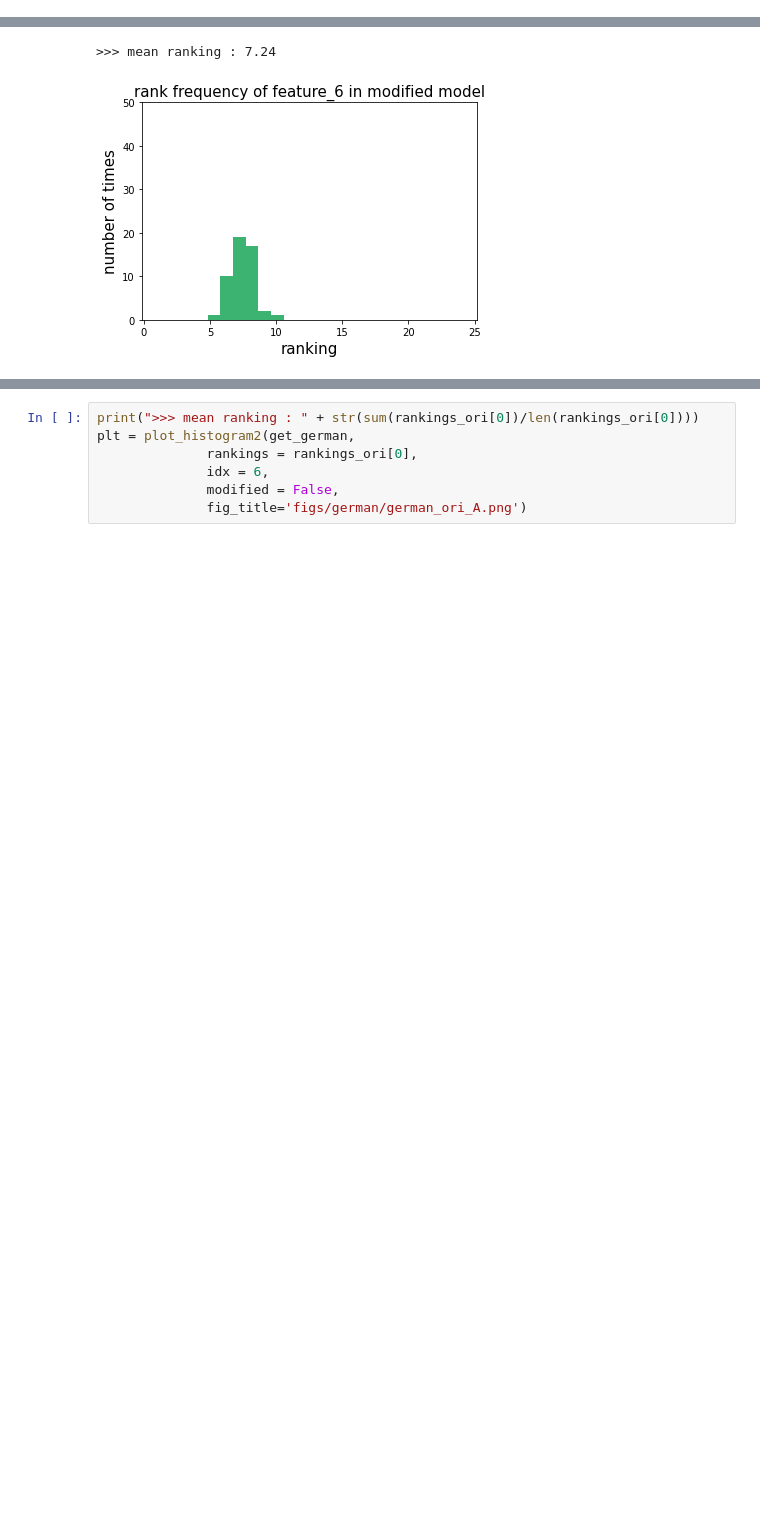
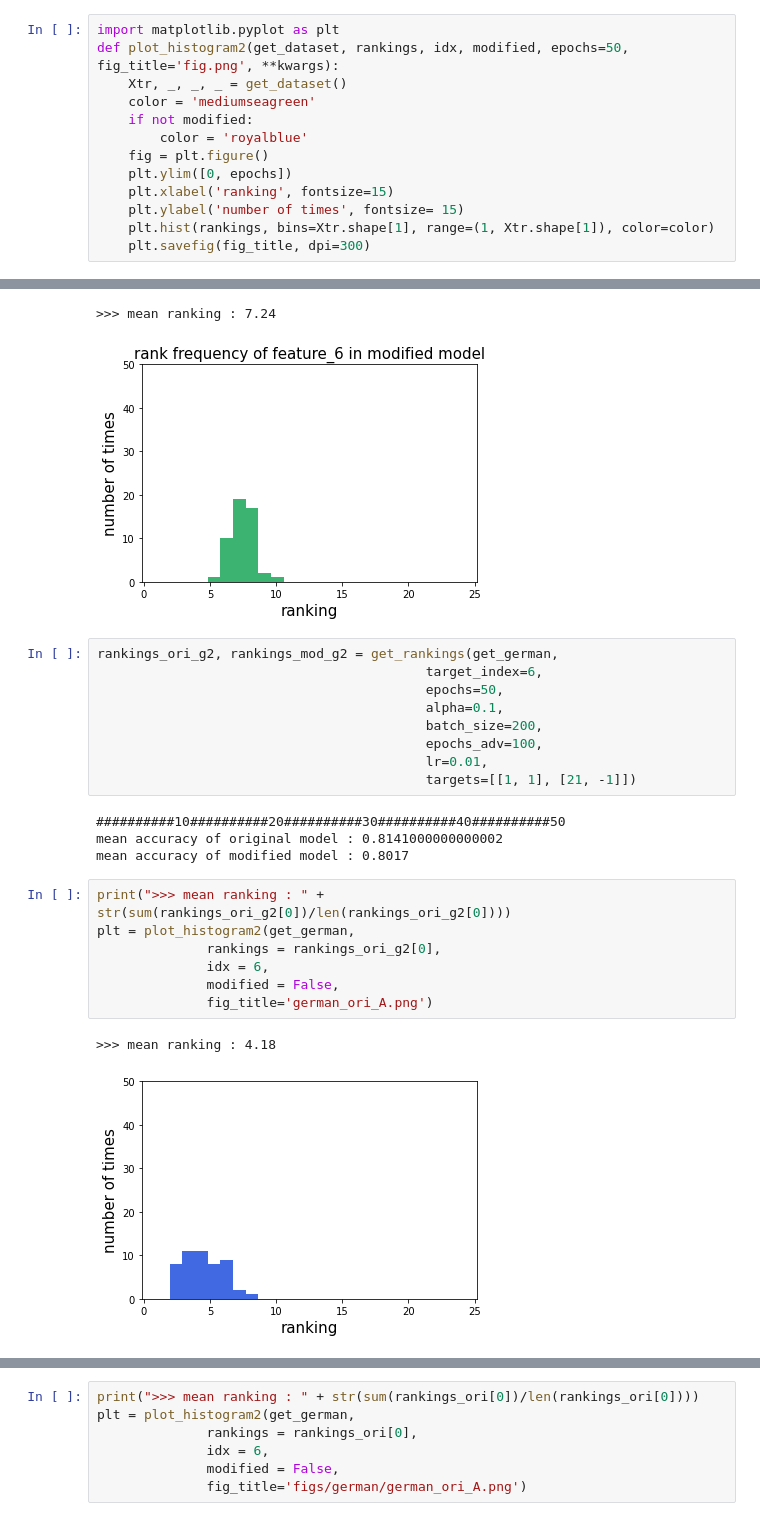
Before and after one commit to takehigu26/adv_exp, a Jupyter notebook: my_adv_exp/experiment_notebook.ipynb, the cells around one changed output, grey strips where cells are left out. Saved outputs shown, nothing was run; the diff lists cells and outputs as text; blank space fills up the shorter version.

Commit message:
german changed

```diff
--- a/my_adv_exp/experiment_notebook.ipynb
+++ b/my_adv_exp/experiment_notebook.ipynb
@@ -9,3 +9,16 @@ from experiments import plot_histogram, get_rankings
+# %%
+import matplotlib.pyplot as plt
+def plot_histogram2(get_dataset, rankings, idx, modified, epochs=50, fig_title='fig.png', **kwargs):
+    Xtr, _, _, _ = get_dataset()
+    color = 'mediumseagreen'
+    if not modified:
+        color = 'royalblue'
+    fig = plt.figure()
+    plt.ylim([0, epochs])
+    plt.xlabel('ranking', fontsize=15)
+    plt.ylabel('number of times', fontsize= 15)
+    plt.hist(rankings, bins=Xtr.shape[1], range=(1, Xtr.shape[1]), color=color)
+    plt.savefig(fig_title, dpi=300)
 # %%
 %matplotlib inline
 plot_ranking_histogram(get_german, 1, epochs=50, test_index=6)
@@ -305,3 +318,26 @@ plot_histogram(get_german,
 # %% [output]
 >>> mean ranking : 7.24
 [figure]
+# %%
+rankings_ori_g2, rankings_mod_g2 = get_rankings(get_german,
+                                          target_index=6,
+                                          epochs=50,
+                                          alpha=0.1,
+                                          batch_size=200,
+                                          epochs_adv=100,
+                                          lr=0.01,
+                                          targets=[[1, 1], [21, -1]])
+# %% [output]
+##########10##########20##########30##########40##########50
+mean accuracy of original model : 0.8141000000000002
+mean accuracy of modified model : 0.8017
+# %%
+print(">>> mean ranking : " + str(sum(rankings_ori_g2[0])/len(rankings_ori_g2[0])))
+plt = plot_histogram2(get_german,
+              rankings = rankings_ori_g2[0],
+              idx = 6,
+              modified = False,
+              fig_title='german_ori_A.png')
+# %% [output]
+>>> mean ranking : 4.18
+[figure, added]
```
Also changed, not shown: parts of 10 cells of this notebook, 8 other files.
